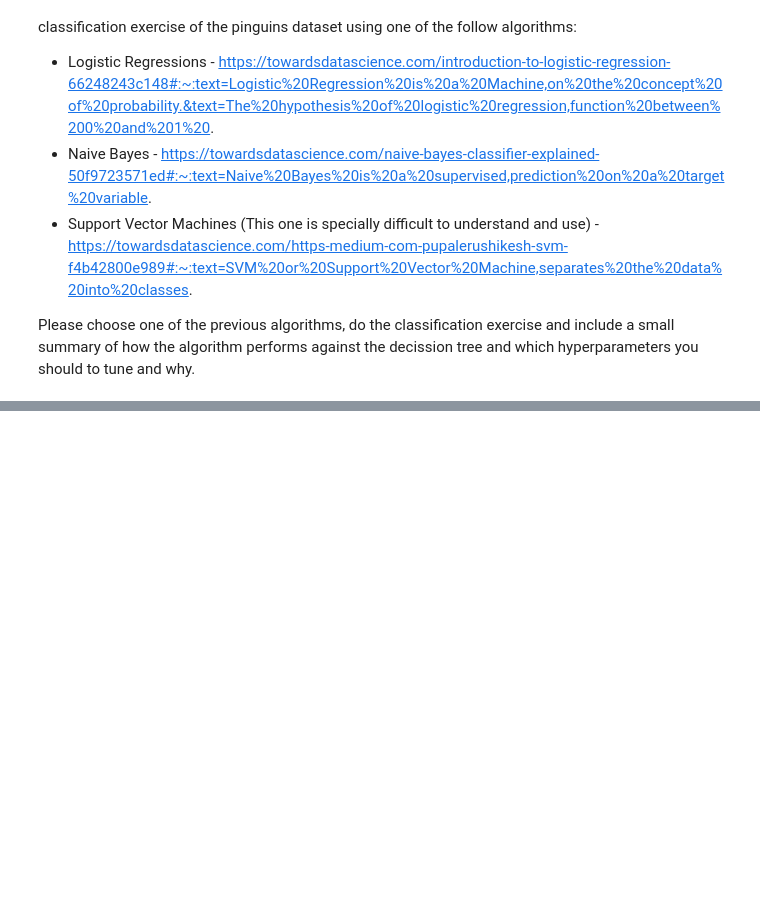
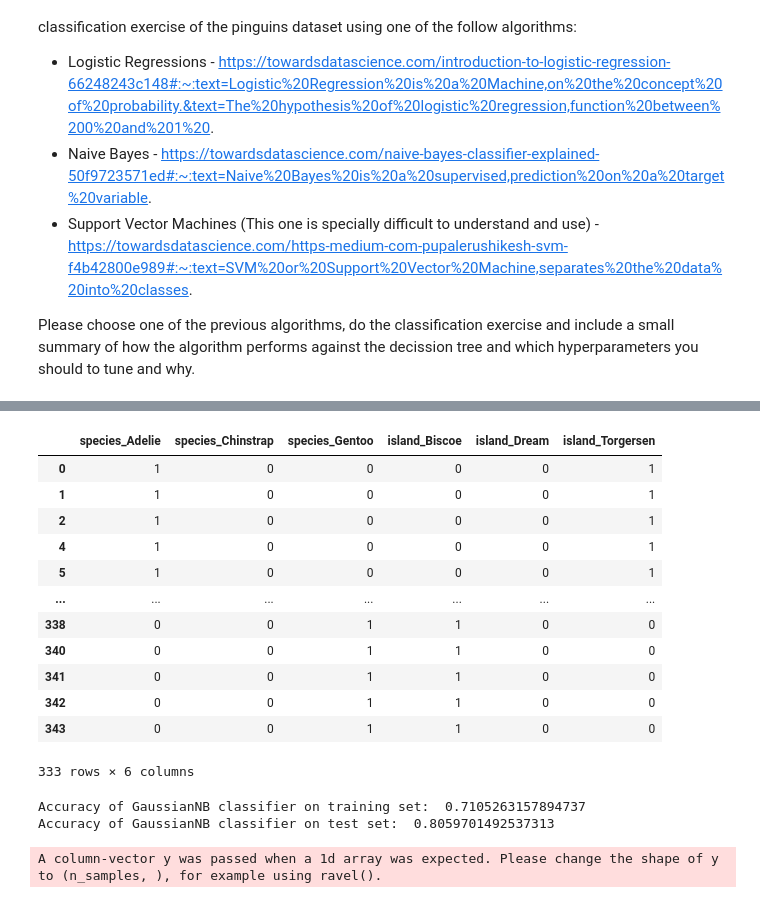
Before and after one commit to ianuvia3/idal_ia3uv, a Jupyter notebook: Copia_de_ML_Exercises.ipynb, the cells around one changed output, grey strips where cells are left out. Cells and saved outputs as stored; diff of their text form; code cells hidden in the pictures; blank space fills up the shorter version.

```diff
--- a/Copia_de_ML_Exercises.ipynb
+++ b/Copia_de_ML_Exercises.ipynb
@@ -26,0 +37,3 @@ Please choose one of the previous algorithms, do the classification exercise and
+# %%
+dataset = sns.load_dataset("penguins")
+dataset.head()
@@ -26,0 +55,18 @@ Please choose one of the previous algorithms, do the classification exercise and
+# %%
+dataset.dropna(inplace=True)
+# %%
+pd.get_dummies(dataset.loc[:,["species","island"]])
+# %% [output]
+|  | species_Adelie | species_Chinstrap | species_Gentoo | island_Biscoe | island_Dream | island_Torgersen |
+| 0 | 1 | 0 | 0 | 0 | 0 | 1 |
+| 1 | 1 | 0 | 0 | 0 | 0 | 1 |
+| 2 | 1 | 0 | 0 | 0 | 0 | 1 |
+| 4 | 1 | 0 | 0 | 0 | 0 | 1 |
+| 5 | 1 | 0 | 0 | 0 | 0 | 1 |
+| ... | ... | ... | ... | ... | ... | ... |
+| 338 | 0 | 0 | 1 | 1 | 0 | 0 |
+| 340 | 0 | 0 | 1 | 1 | 0 | 0 |
+| 341 | 0 | 0 | 1 | 1 | 0 | 0 |
+| 342 | 0 | 0 | 1 | 1 | 0 | 0 |
+| 343 | 0 | 0 | 1 | 1 | 0 | 0 |
+333 rows × 6 columns
@@ -26,0 +82,8 @@ Please choose one of the previous algorithms, do the classification exercise and
+# %%
+model= GaussianNB().fit(X_train, Y_train)
+print("Accuracy of GaussianNB classifier on training set: ", model.score(X_train, Y_train))
+print("Accuracy of GaussianNB classifier on test set: ", model.score(X_test, Y_test))
+# %% [output]
+Accuracy of GaussianNB classifier on training set:  0.7105263157894737
+Accuracy of GaussianNB classifier on test set:  0.8059701492537313
+A column-vector y was passed when a 1d array was expected. Please change the shape of y to (n_samples, ), for example using ravel().
```
Also changed, not shown: parts of 5 cells of this notebook.
